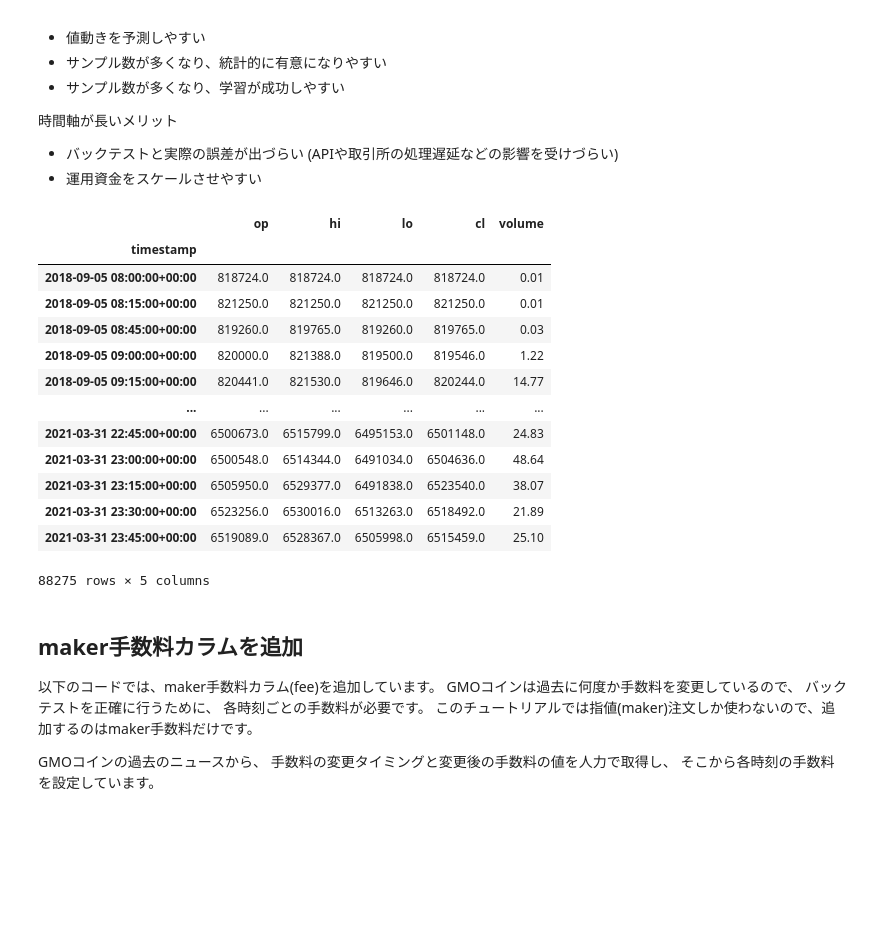
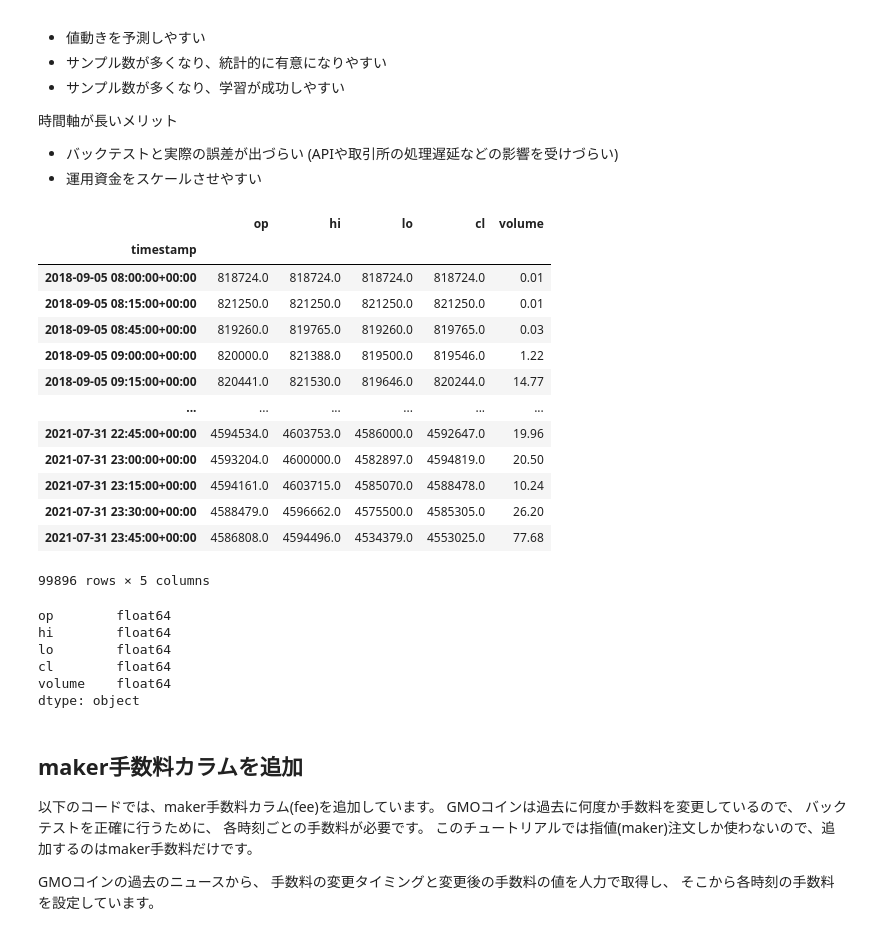
Before and after one commit to yydevelop/study, a Jupyter notebook: bot/mlbot.ipynb, the cells around one changed output. Drawn from its saved outputs; the diff is of its cells as text; code cells hidden in the pictures; blank space fills up the shorter version.

```diff
--- a/bot/mlbot.ipynb
+++ b/bot/mlbot.ipynb
@@ -130,34 +130,41 @@ Open(始値)、High(高値)、Low(安値)、Close(終値)、Volume(出来高)の
 # %%
 memory = joblib.Memory('/tmp/gmo_fetcher_cache', verbose=0)
 fetcher = GmoFetcher(memory=memory)
 
 # GMOコインのBTC/JPYレバレッジ取引 ( https://api.coin.z.com/data/trades/BTC_JPY/ )を取得
 # 初回ダウンロードは時間がかかる
 df = fetcher.fetch_ohlcv(
     market='BTC_JPY', # 市場のシンボルを指定
     interval_sec=15 * 60, # 足の間隔を秒単位で指定。この場合は15分足
 )
 
 # 実験に使うデータ期間を限定する
-df = df[df.index < pd.to_datetime('2021-04-01 00:00:00Z')]
+df = df[df.index < pd.to_datetime('2021-08-01 00:00:00Z')]
 
 display(df)
+print(df.dtypes)
 df.to_pickle('df_ohlcv.pkl')
 # %% [output]
 |  | op | hi | lo | cl | volume |
 | timestamp |  |  |  |  |  |
 | 2018-09-05 08:00:00+00:00 | 818724.0 | 818724.0 | 818724.0 | 818724.0 | 0.01 |
 | 2018-09-05 08:15:00+00:00 | 821250.0 | 821250.0 | 821250.0 | 821250.0 | 0.01 |
 | 2018-09-05 08:45:00+00:00 | 819260.0 | 819765.0 | 819260.0 | 819765.0 | 0.03 |
 | 2018-09-05 09:00:00+00:00 | 820000.0 | 821388.0 | 819500.0 | 819546.0 | 1.22 |
 | 2018-09-05 09:15:00+00:00 | 820441.0 | 821530.0 | 819646.0 | 820244.0 | 14.77 |
 | ... | ... | ... | ... | ... | ... |
-| 2021-03-31 22:45:00+00:00 | 6500673.0 | 6515799.0 | 6495153.0 | 6501148.0 | 24.83 |
-| 2021-03-31 23:00:00+00:00 | 6500548.0 | 6514344.0 | 6491034.0 | 6504636.0 | 48.64 |
-| 2021-03-31 23:15:00+00:00 | 6505950.0 | 6529377.0 | 6491838.0 | 6523540.0 | 38.07 |
-| 2021-03-31 23:30:00+00:00 | 6523256.0 | 6530016.0 | 6513263.0 | 6518492.0 | 21.89 |
-| 2021-03-31 23:45:00+00:00 | 6519089.0 | 6528367.0 | 6505998.0 | 6515459.0 | 25.10 |
+| 2021-07-31 22:45:00+00:00 | 4594534.0 | 4603753.0 | 4586000.0 | 4592647.0 | 19.96 |
+| 2021-07-31 23:00:00+00:00 | 4593204.0 | 4600000.0 | 4582897.0 | 4594819.0 | 20.50 |
+| 2021-07-31 23:15:00+00:00 | 4594161.0 | 4603715.0 | 4585070.0 | 4588478.0 | 10.24 |
+| 2021-07-31 23:30:00+00:00 | 4588479.0 | 4596662.0 | 4575500.0 | 4585305.0 | 26.20 |
+| 2021-07-31 23:45:00+00:00 | 4586808.0 | 4594496.0 | 4534379.0 | 4553025.0 | 77.68 |
-88275 rows × 5 columns
+99896 rows × 5 columns
+op        float64
+hi        float64
+lo        float64
+cl        float64
+volume    float64
+dtype: object
 # %% [markdown]
 ## maker手数料カラムを追加
 
```
Also changed, not shown: parts of 6 cells of this notebook, 10 other files.
